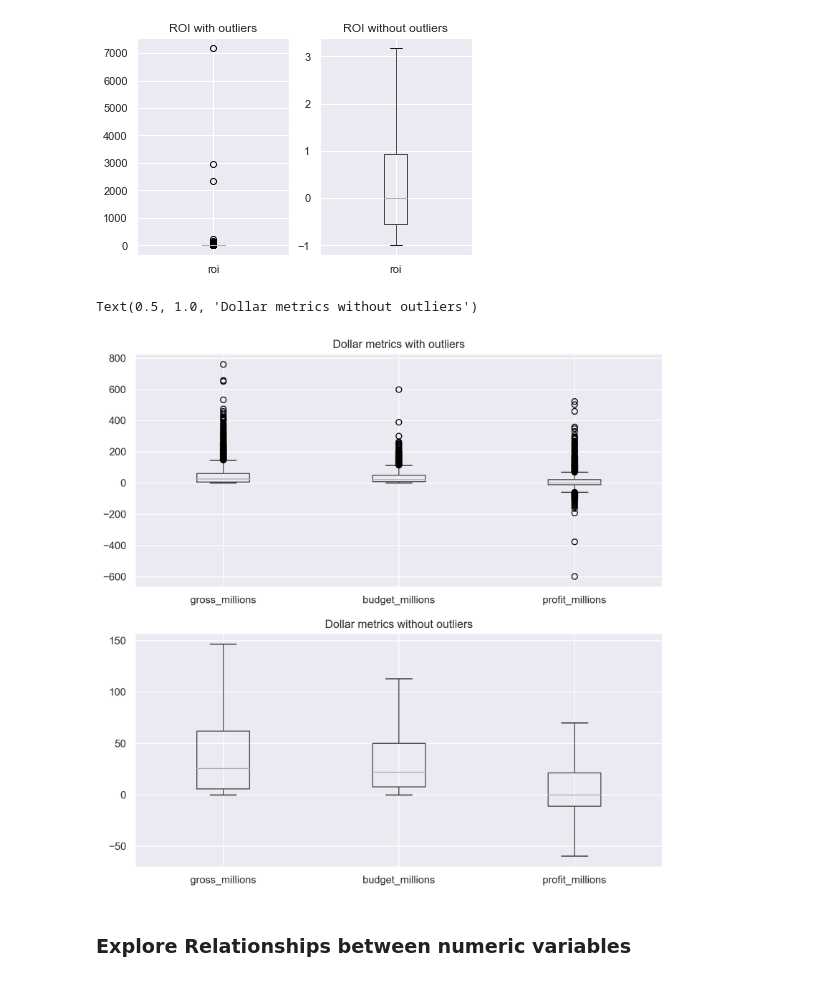
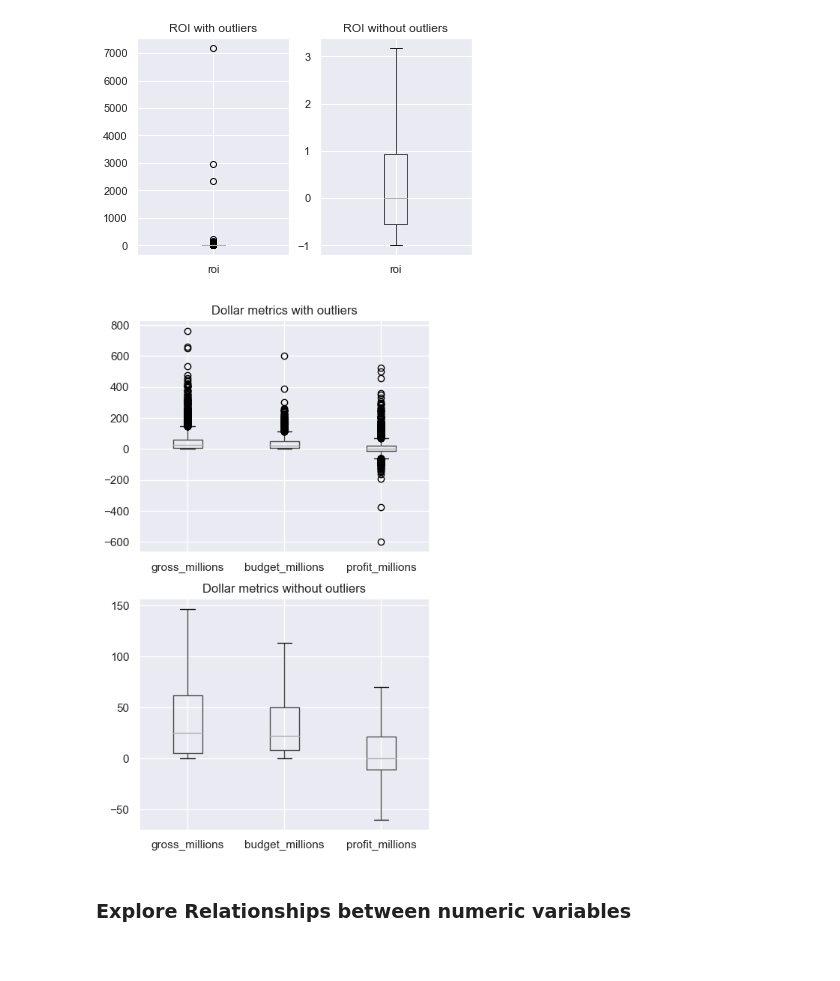
Before and after one commit to kristinkspanos/data_analysis_movie_studio, a Jupyter notebook: movie_data_analysis.ipynb, the cells around one changed output. Cells and saved outputs as stored; diff of their text form; code cells hidden in the pictures.

```diff
--- a/movie_data_analysis.ipynb
+++ b/movie_data_analysis.ipynb
@@ -118,19 +119,22 @@ movies_trimmed.boxplot(column='roi', ax=axes[1]).set_title("ROI without outliers
 Text(0.5, 1.0, 'ROI without outliers')
 [figure]
 # %%
+# Dollar metrics boxplot
+
 # create 2x1 array of subplots
-fig, axes = plt.subplots(nrows=2, ncols=1, figsize=(10,10), dpi = 200)
+fig, axes = plt.subplots(nrows=2, ncols=1, figsize=(5,9), dpi = 100)
 
 # add boxplot to 1st subplot
 movies.boxplot(column=['gross_millions','budget_millions','profit_millions'], ax=axes[0]).set_title("Dollar metrics with outliers")
 
-# add boxplot to 2nd
+# add boxplot to 2nd subplot
 movies_trimmed.boxplot(column=['gross_millions','budget_millions','profit_millions'], ax=axes[1]).set_title("Dollar metrics without outliers")
 
+plt.show()
+
 #plt.savefig('boxplot_dollar_metrics_compare.png')
 # %% [output]
-Text(0.5, 1.0, 'Dollar metrics without outliers')
-[figure, old version]
+[figure, new version]
 # %% [markdown]
 ### Explore Relationships between numeric variables
 # %% [markdown]
```
Also changed, not shown: parts of 9 cells of this notebook.
